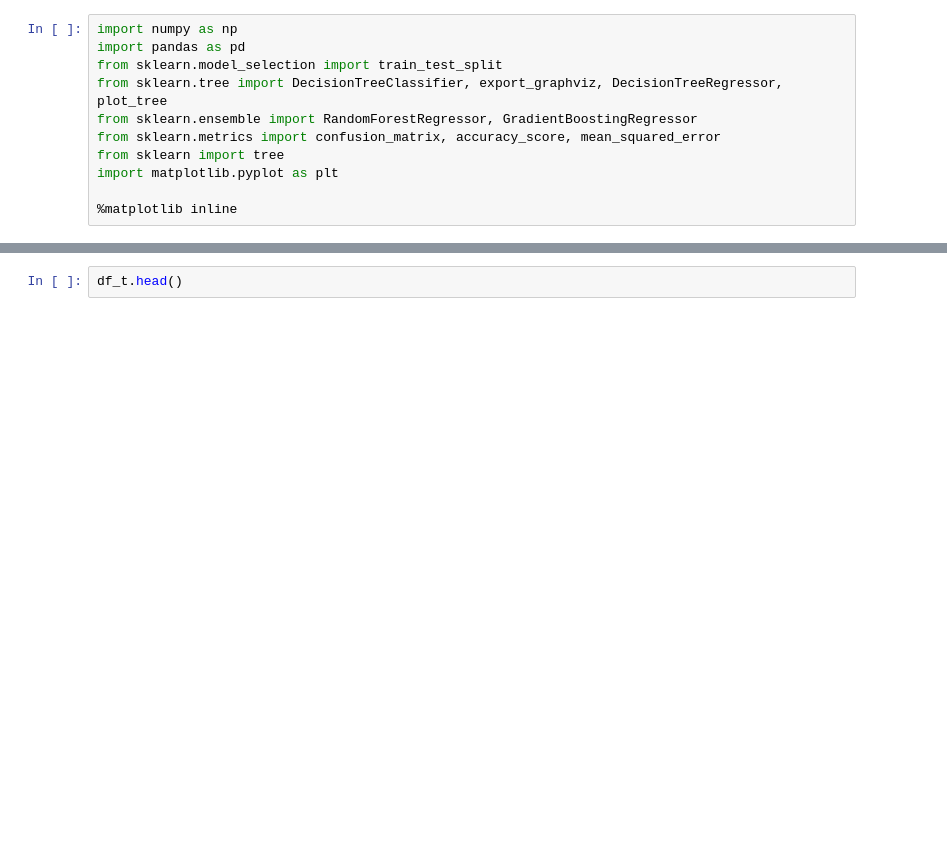
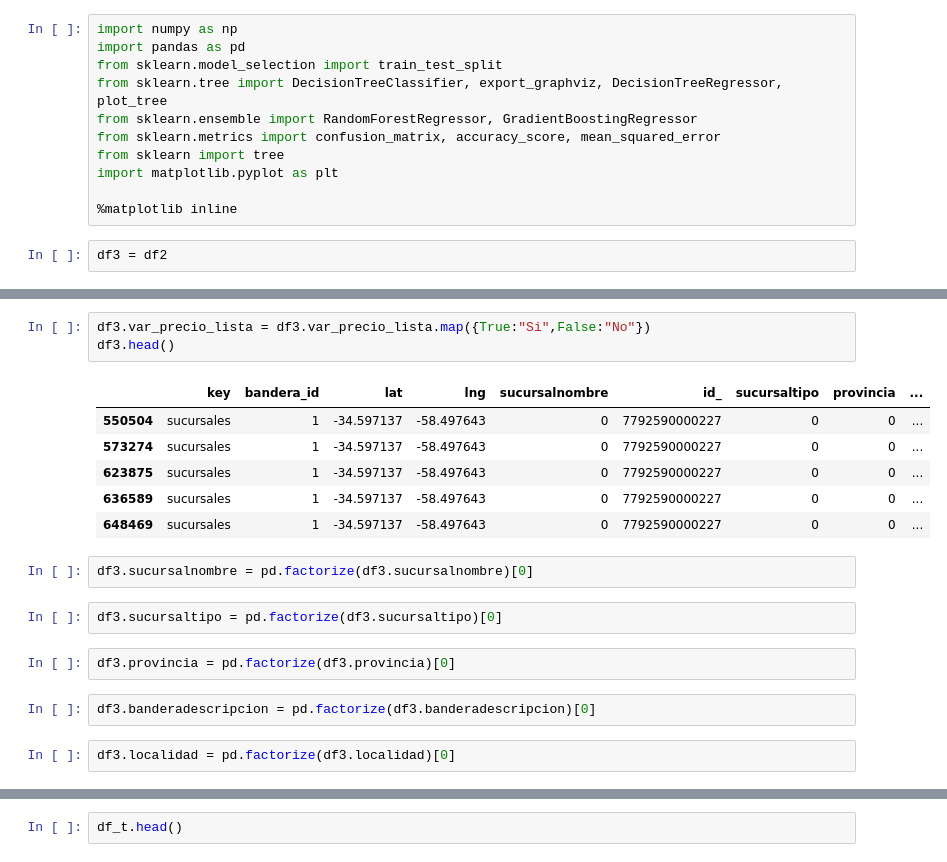
Before and after one commit to maurolaciar/Tesis_ITBA, a Jupyter notebook: TFI - Arbol aumentos.ipynb, the cells around one changed output, grey strips where cells are left out. Saved outputs shown, nothing was run; the diff lists cells and outputs as text; blank space fills up the shorter version.

```diff
--- a/TFI - Arbol aumentos.ipynb
+++ b/TFI - Arbol aumentos.ipynb
@@ -306,3 +359,5 @@ from sklearn import tree
 import matplotlib.pyplot as plt
 
 %matplotlib inline
+# %%
+df3 = df2
@@ -308,0 +379,20 @@ import matplotlib.pyplot as plt
+# %%
+df3.var_precio_lista = df3.var_precio_lista.map({True:"Si",False:"No"})
+df3.head()
+# %% [output]
+|  | key | bandera_id | lat | lng | sucursalnombre | id_ | sucursaltipo | provincia | ... |
+| 550504 | sucursales | 1 | -34.597137 | -58.497643 | 0 | 7792590000227 | 0 | 0 | ... |
+| 573274 | sucursales | 1 | -34.597137 | -58.497643 | 0 | 7792590000227 | 0 | 0 | ... |
+| 623875 | sucursales | 1 | -34.597137 | -58.497643 | 0 | 7792590000227 | 0 | 0 | ... |
+| 636589 | sucursales | 1 | -34.597137 | -58.497643 | 0 | 7792590000227 | 0 | 0 | ... |
+| 648469 | sucursales | 1 | -34.597137 | -58.497643 | 0 | 7792590000227 | 0 | 0 | ... |
+# %%
+df3.sucursalnombre = pd.factorize(df3.sucursalnombre)[0]
+# %%
+df3.sucursaltipo = pd.factorize(df3.sucursaltipo)[0]
+# %%
+df3.provincia = pd.factorize(df3.provincia)[0]
+# %%
+df3.banderadescripcion = pd.factorize(df3.banderadescripcion)[0]
+# %%
+df3.localidad = pd.factorize(df3.localidad)[0]
```
Also changed, not shown: parts of 26 cells of this notebook, 1 other file.
